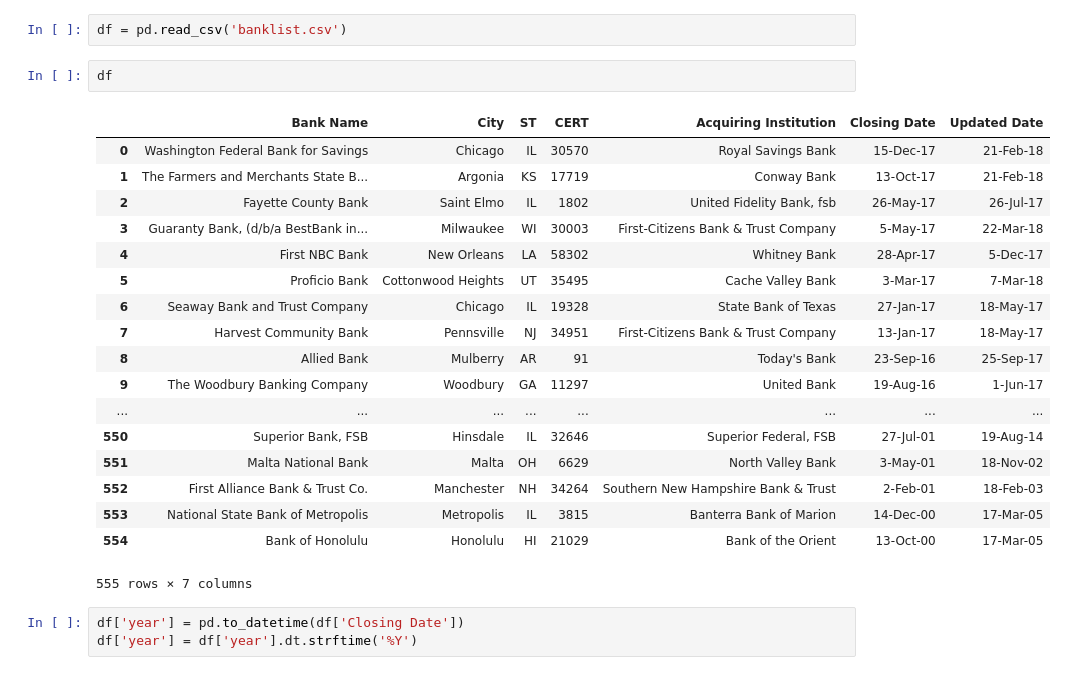
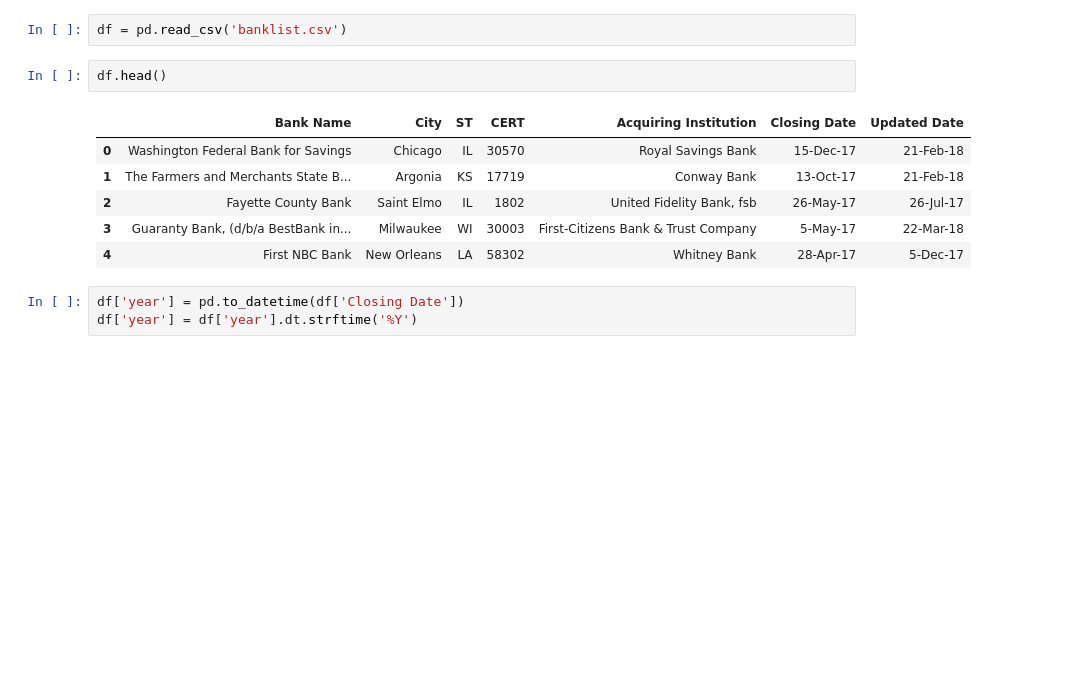
Before and after one commit to vpenney/data-studio, a Jupyter notebook: code/03-failed-banks/failed-banks.ipynb, the cells around one changed output. Cells and saved outputs as stored; diff of their text form; blank space fills up the shorter version.

Commit message:
bank failures update

```diff
--- a/code/03-failed-banks/failed-banks.ipynb
+++ b/code/03-failed-banks/failed-banks.ipynb
@@ -13,26 +15,14 @@ plt.rcParams.update({
 # %%
 df = pd.read_csv('banklist.csv')
 # %%
-df
+df.head()
 # %% [output]
 |  | Bank Name | City | ST | CERT | Acquiring Institution | Closing Date | Updated Date |
 | 0 | Washington Federal Bank for Savings | Chicago | IL | 30570 | Royal Savings Bank | 15-Dec-17 | 21-Feb-18 |
 | 1 | The Farmers and Merchants State B... | Argonia | KS | 17719 | Conway Bank | 13-Oct-17 | 21-Feb-18 |
 | 2 | Fayette County Bank | Saint Elmo | IL | 1802 | United Fidelity Bank, fsb | 26-May-17 | 26-Jul-17 |
 | 3 | Guaranty Bank, (d/b/a BestBank in... | Milwaukee | WI | 30003 | First-Citizens Bank & Trust Company | 5-May-17 | 22-Mar-18 |
 | 4 | First NBC Bank | New Orleans | LA | 58302 | Whitney Bank | 28-Apr-17 | 5-Dec-17 |
-| 5 | Proficio Bank | Cottonwood Heights | UT | 35495 | Cache Valley Bank | 3-Mar-17 | 7-Mar-18 |
-| 6 | Seaway Bank and Trust Company | Chicago | IL | 19328 | State Bank of Texas | 27-Jan-17 | 18-May-17 |
-| 7 | Harvest Community Bank | Pennsville | NJ | 34951 | First-Citizens Bank & Trust Company | 13-Jan-17 | 18-May-17 |
-| 8 | Allied Bank | Mulberry | AR | 91 | Today's Bank | 23-Sep-16 | 25-Sep-17 |
-| 9 | The Woodbury Banking Company | Woodbury | GA | 11297 | United Bank | 19-Aug-16 | 1-Jun-17 |
-| ... | ... | ... | ... | ... | ... | ... | ... |
-| 550 | Superior Bank, FSB | Hinsdale | IL | 32646 | Superior Federal, FSB | 27-Jul-01 | 19-Aug-14 |
-| 551 | Malta National Bank | Malta | OH | 6629 | North Valley Bank | 3-May-01 | 18-Nov-02 |
-| 552 | First Alliance Bank & Trust Co. | Manchester | NH | 34264 | Southern New Hampshire Bank & Trust | 2-Feb-01 | 18-Feb-03 |
-| 553 | National State Bank of Metropolis | Metropolis | IL | 3815 | Banterra Bank of Marion | 14-Dec-00 | 17-Mar-05 |
-| 554 | Bank of Honolulu | Honolulu | HI | 21029 | Bank of the Orient | 13-Oct-00 | 17-Mar-05 |
-555 rows × 7 columns
 # %%
 df['year'] = pd.to_datetime(df['Closing Date'])
 df['year'] = df['year'].dt.strftime('%Y')
```
Also changed, not shown: parts of 16 cells of this notebook.
